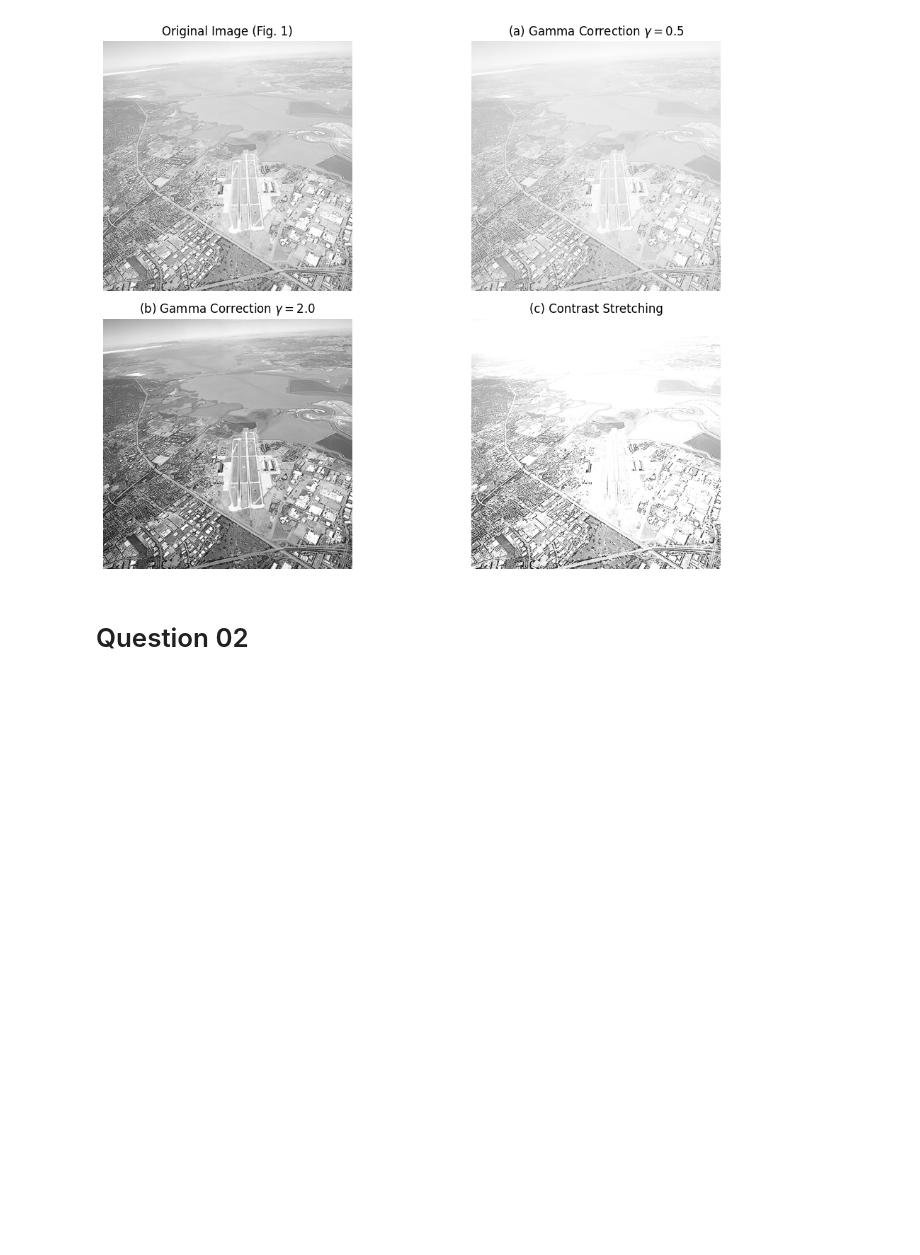
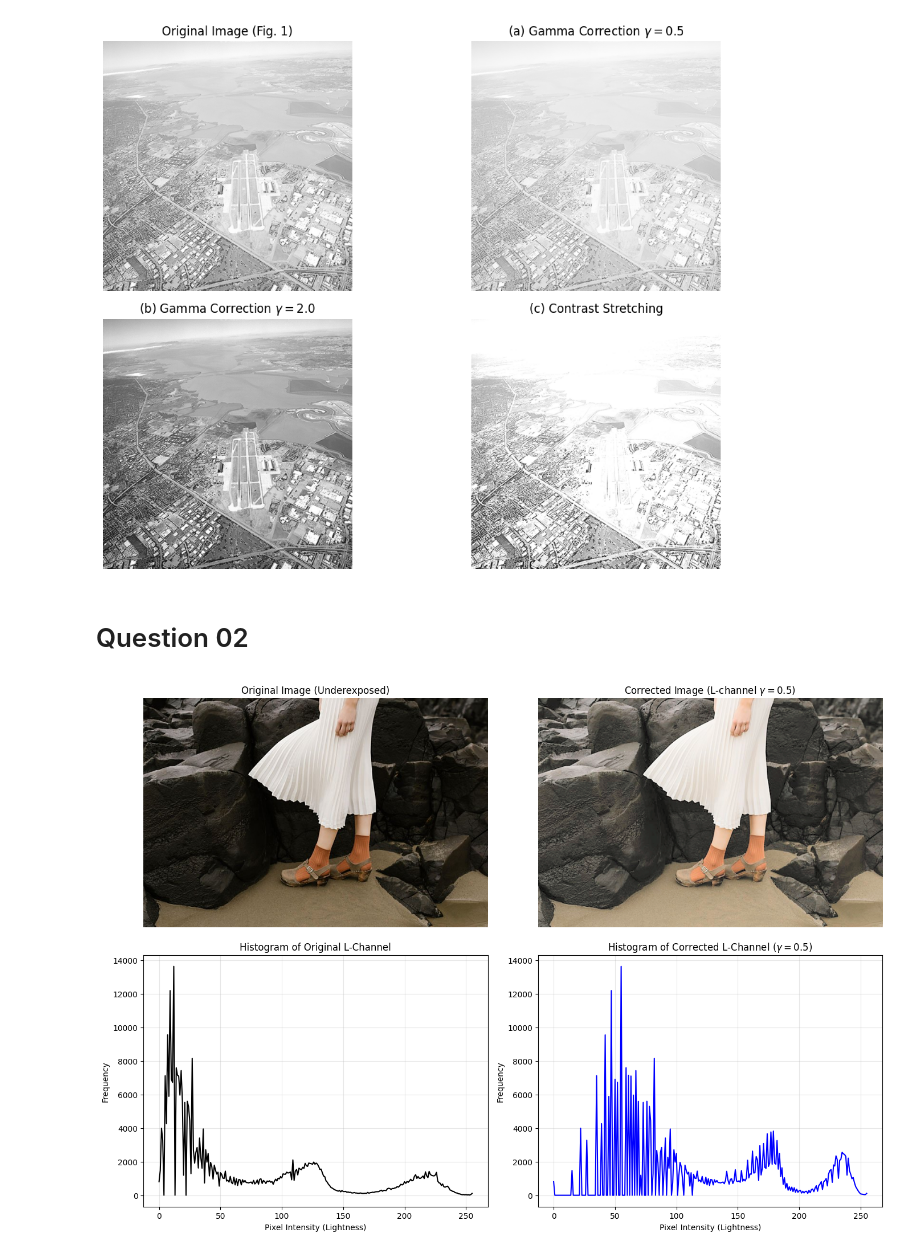
Before and after one commit to ravindusenavirathna/Intensity-Transformations-and-Neighborhood-Filtering, a Jupyter notebook: Answers.ipynb, the cells around one changed output. Drawn from its saved outputs; the diff is of its cells as text; code cells hidden in the pictures; blank space fills up the shorter version.

```diff
--- a/Answers.ipynb
+++ b/Answers.ipynb
@@ -109,3 +109,75 @@ plt.show()
 [figure]
 # %% [markdown]
 # Question 02
+# %%
+gamma_value = 0.5
+
+# 1. Load the original image
+img_bgr = cv2.imread('highlights_and_shadows.jpg')
+
+# 2. Convert from BGR to CIE L*a*b* color space
+img_lab = cv2.cvtColor(img_bgr, cv2.COLOR_BGR2LAB)
+
+# Split the channels
+l_channel, a_channel, b_channel = cv2.split(img_lab)
+
+# 3. Apply Gamma Correction to the L (Lightness) channel
+# Normalize L to [0, 1] for the math
+l_norm = l_channel / 255.0
+l_corrected_norm = np.power(l_norm, gamma_value)
+# Scale back to [0, 255] and convert to uint8
+l_new = np.uint8(np.clip(l_corrected_norm * 255, 0, 255))
+
+# 4. Merge the channels back together
+# Use the new L channel with the original a and b channels
+img_lab_corrected = cv2.merge((l_new, a_channel, b_channel))
+
+# Convert back to BGR, then to RGB for matplotlib display
+img_corrected_bgr = cv2.cvtColor(img_lab_corrected, cv2.COLOR_LAB2BGR)
+img_corrected_rgb = cv2.cvtColor(img_corrected_bgr, cv2.COLOR_BGR2RGB)
+img_original_rgb = cv2.cvtColor(img_bgr, cv2.COLOR_BGR2RGB)
+
+# 5. Compute Histograms for the L channel
+# We compare the distribution of Lightness before and after
+hist_original = cv2.calcHist([l_channel], [0], None, [256], [0, 256])
+hist_corrected = cv2.calcHist([l_new], [0], None, [256], [0, 256])
+
+# ---------------------------------------------------------
+# Visualization
+# ---------------------------------------------------------
+plt.figure(figsize=(14, 10))
+
+# (a) Original Image
+plt.subplot(2, 2, 1)
+plt.imshow(img_original_rgb)
+plt.title('Original Image (Underexposed)')
+plt.axis('off')
+
+# (b) Corrected Image
+# Note: rf'' handles the backslash for the gamma symbol correctly
+plt.subplot(2, 2, 2)
+plt.imshow(img_corrected_rgb)
+plt.title(rf'Corrected Image (L-channel $\gamma={gamma_value}$)')
+plt.axis('off')
+
+# (c) Histogram: Original
+plt.subplot(2, 2, 3)
+plt.plot(hist_original, color='black')
+plt.title('Histogram of Original L-Channel')
+plt.xlabel('Pixel Intensity (Lightness)')
+plt.ylabel('Frequency')
+plt.grid(True, alpha=0.3)
+
+# (d) Histogram: Corrected
+plt.subplot(2, 2, 4)
+plt.plot(hist_corrected, color='blue')
+plt.title(rf'Histogram of Corrected L-Channel ($\gamma={gamma_value}$)')
+plt.xlabel('Pixel Intensity (Lightness)')
+plt.ylabel('Frequency')
+plt.grid(True, alpha=0.3)
+
+plt.tight_layout()
+
+plt.show()
+# %% [output]
+[figure, added]
```
